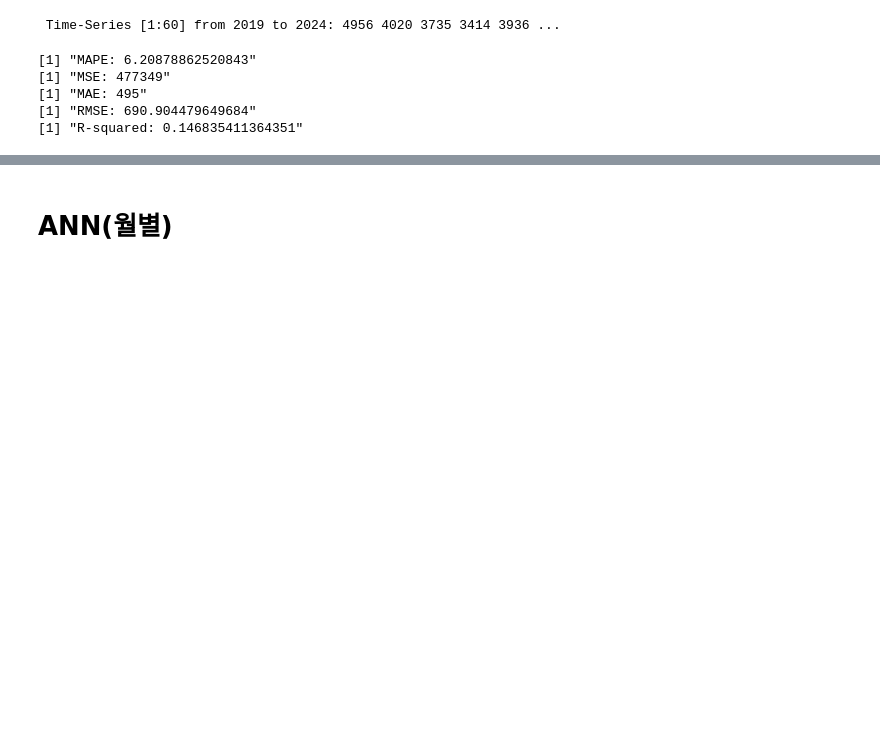
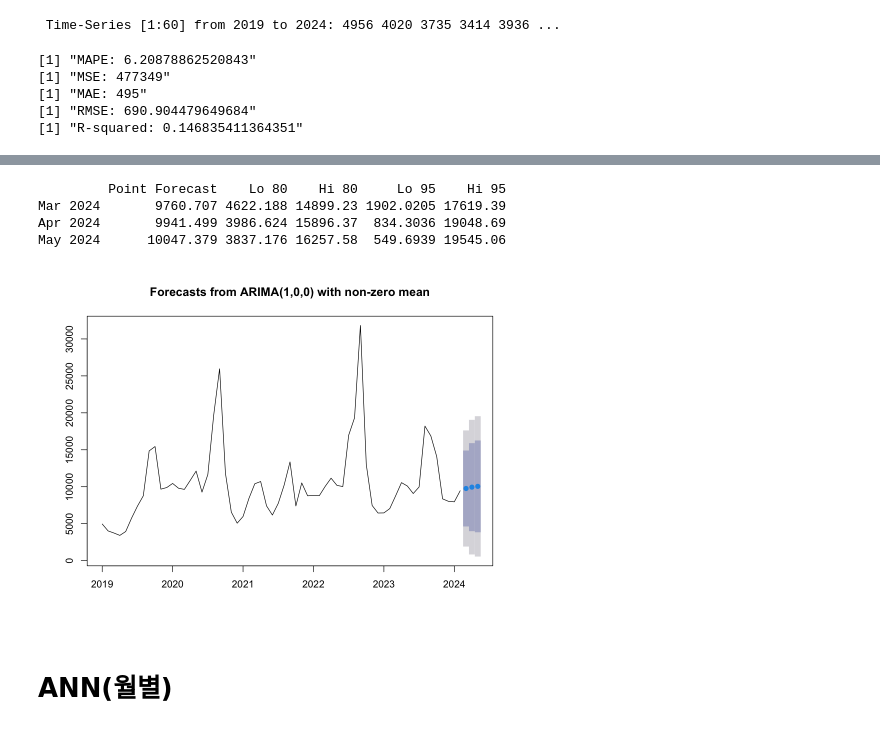
Before and after one commit to Third3team/RecoFarm_app, a Jupyter notebook: Project/4.배추가격예측.ipynb, the cells around one changed output, grey strips where cells are left out. Saved outputs shown, nothing was run; the diff lists cells and outputs as text; code cells hidden in the pictures; blank space fills up the shorter version.

```diff
--- a/Project/4.배추가격예측.ipynb
+++ b/Project/4.배추가격예측.ipynb
@@ -2045,3 +2070,19 @@ print(paste("R-squared:", r_squared))
+# %%
+#arima 결과 1,0,0 대입
+newPrice_arima_r3 <- arima(ts_data_arima_Month, order=c(1,0,0))
+
+#arima 결과를 활용한 forecast 예측 #2
+newPrice_forecast_r3 <- forecast(newPrice_arima_r3, h = 3)
+newPrice_forecast_r3
+#
+par(bg = 'white')
+plot(newPrice_forecast_r3)
+# %% [output]
+         Point Forecast    Lo 80    Hi 80     Lo 95    Hi 95
+Mar 2024       9760.707 4622.188 14899.23 1902.0205 17619.39
+Apr 2024       9941.499 3986.624 15896.37  834.3036 19048.69
+May 2024      10047.379 3837.176 16257.58  549.6939 19545.06
+[figure, added]
 # %% [markdown]
 # ANN(월별)
 # %%
```
Also changed, not shown: parts of 17 cells of this notebook, 4 other files.
